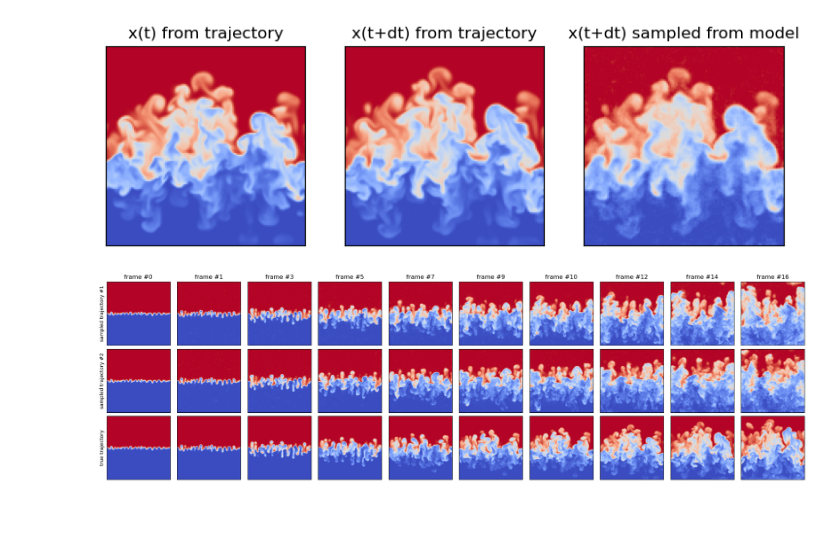
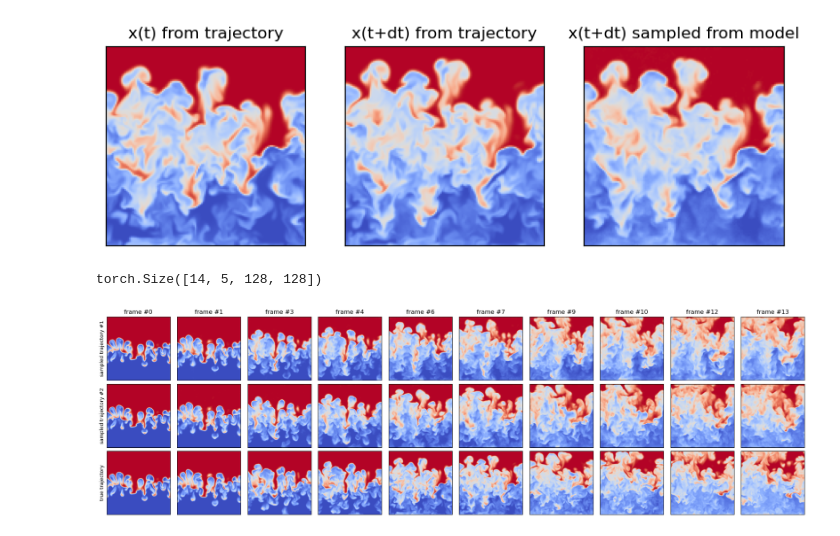
Before and after one commit to graps1/flow-matching-for-time-series, a Jupyter notebook: src/fmfts/experiments/rti3d_sliced/visualization.ipynb, the cells around one changed output. Saved outputs shown, nothing was run; the diff lists cells and outputs as text; code cells hidden in the pictures.

Commit message:
improved training scripts

```diff
--- a/src/fmfts/experiments/rti3d_sliced/visualization.ipynb
+++ b/src/fmfts/experiments/rti3d_sliced/visualization.ipynb
@@ -1,56 +1,58 @@
 # %%
 import torch
 import matplotlib.pyplot as plt
-import fmfts.experiments.rti3d_sliced.train_script as ts
+import fmfts.experiments.rti3d_sliced.training_parameters as params
 from fmfts.dataloader.rti3d_sliced import DatasetSlicedRTI3D
 from fmfts.experiments.rti3d_sliced.models import VelocityModelSlicedRTI3D, \
                                                   SingleStepModelSlicedRTI3D, \
                                                   FlowModelSlicedRTI3D
 
+params = params.TrainingParameters()
 torch.set_grad_enabled(False)
 torch.set_default_device("cuda")
 
-velocity = VelocityModelSlicedRTI3D(features = ts.features_velocity)
+velocity = VelocityModelSlicedRTI3D(features = params.features_velocity)
 velocity.load_state_dict(torch.load("trained_models/model_velocity.pt", weights_only=True))
-single_step = SingleStepModelSlicedRTI3D(velocity_model = velocity, features = ts.features_single_step)
+single_step = SingleStepModelSlicedRTI3D(velocity_model = velocity, features = params.features_single_step)
 single_step.load_state_dict(torch.load("trained_models/model_single_step.pt", weights_only=True))
-flow = FlowModelSlicedRTI3D(velocity_model = velocity, features = ts.features_flow)
+flow = FlowModelSlicedRTI3D(velocity_model = velocity, features = params.features_flow)
 flow.load_state_dict(torch.load("trained_models/model_flow.pt", weights_only=True))
 
-dataset_test = DatasetSlicedRTI3D(ts.At, mode="train", dt=ts.dt, dy=ts.dy, dz=ts.dz, include_timestamp=ts.include_timestamp)
+dataset_test = DatasetSlicedRTI3D(mode="test", **params.kwargs_dataset_cls)
 # %%
 # demonstrates how one can predict a single sample
 y, x = dataset_test.get(0, 80, 64, sequence_len=2)
-# x_pred = velocity.sample(y[None], steps=1, method="euler")
+x_pred = velocity.sample(y[None], steps=1, method="euler")
 # x_pred = single_step.sample(y[None])
 x_pred = flow.sample(y[None], steps=1)
 
 # plotting
 fig, ax = plt.subplots(1, 3, figsize=(3*3, 3))
 dataset_test.plot(y, ax[0])
 dataset_test.plot(x, ax[1])
 dataset_test.plot(x_pred, ax[2])
 ax[0].set_title("x(t) from trajectory")
 ax[1].set_title("x(t+dt) from trajectory")
 ax[2].set_title("x(t+dt) sampled from model")
 for i in range(3):
     ax[i].set_xticks([])
     ax[i].set_yticks([])
 plt.show()
 # %% [output]
-[figure, old version]
+[figure, new version]
 # %%
 # demonstrates how one can generate multiple trajectories
 n_trajectories = 2
-n_predictions = 18
-y = dataset_test.get(0, 20, 64, sequence_len=n_predictions)
+n_predictions = 15
+y = dataset_test.get(0, 50, 64, sequence_len=n_predictions)
+print(y.shape)
 
 xs = torch.empty(n_predictions, n_trajectories, *y.shape[1:])
 xs[0,:] = y[0].clone()
 for k in range(n_predictions-1):
     # xs[k+1] = velocity.sample(xs[k], steps=10, method="midpoint")
-    # xs[k+1] = flow.sample(xs[k], steps=1)
-    xs[k+1] = single_step.sample(xs[k])
+    xs[k+1] = flow.sample(xs[k], steps=1)
+    # xs[k+1] = single_step.sample(xs[k])
 
 # plotting
 n_plots   = 10
@@ -78,4 +80,5 @@ ax[-1, 0].set_ylabel("true trajectory")
 plt.tight_layout()
 plt.show()
 # %% [output]
+torch.Size([14, 5, 128, 128])
-[figure, old version]
+[figure, new version]
```
Also changed, not shown: parts of 1 cell of this notebook, 12 other files.
